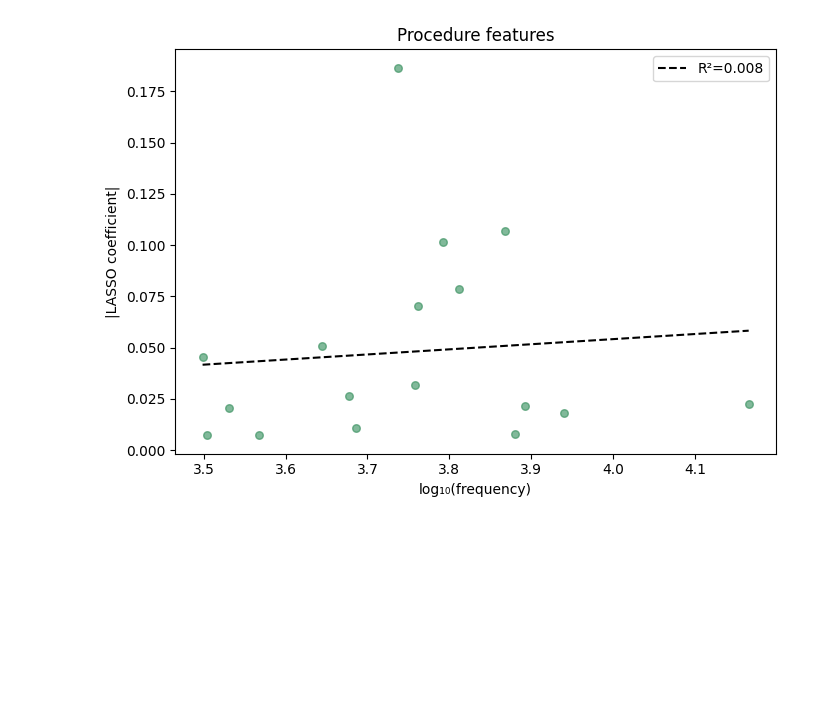
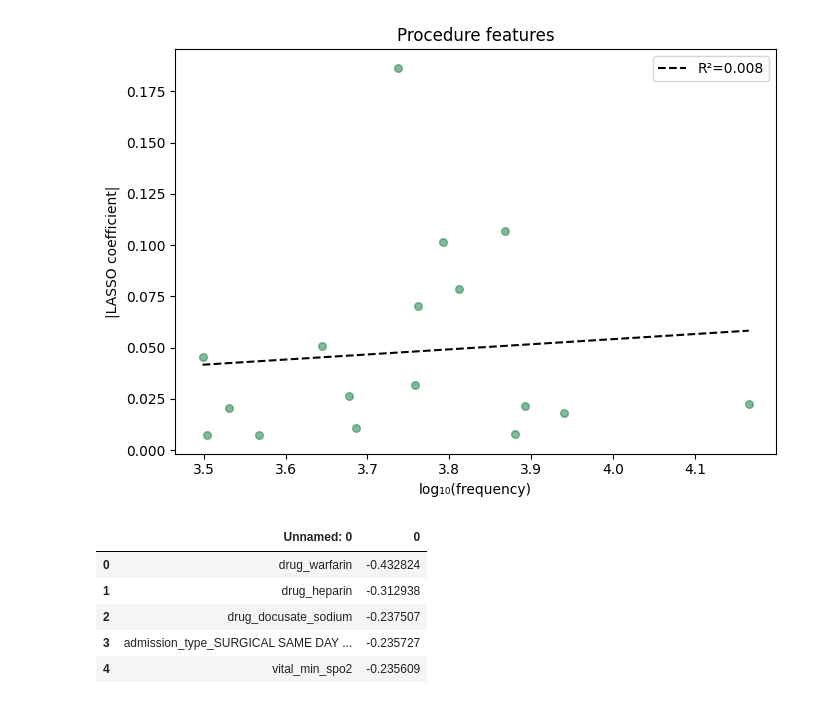
Before and after one commit to jackturner106/ml-final-project, a Jupyter notebook: derived_data.ipynb, the cells around one changed output. Cells and saved outputs as stored; diff of their text form; code cells hidden in the pictures; blank space fills up the shorter version.

```diff
--- a/derived_data.ipynb
+++ b/derived_data.ipynb
@@ -242,0 +246,12 @@ OLS: |LASSO coefficient| ~ log10(frequency)
+# %%
+import pandas as pd
+import matplotlib.pyplot as plt
+coefs = pd.read_csv('results/coef_series.csv')
+coefs.head()
+# %% [output]
+|  | Unnamed: 0 | 0 |
+| 0 | drug_warfarin | -0.432824 |
+| 1 | drug_heparin | -0.312938 |
+| 2 | drug_docusate_sodium | -0.237507 |
+| 3 | admission_type_SURGICAL SAME DAY ... | -0.235727 |
+| 4 | vital_min_spo2 | -0.235609 |
```
Also changed, not shown: parts of 3 cells of this notebook, 1 other file.
